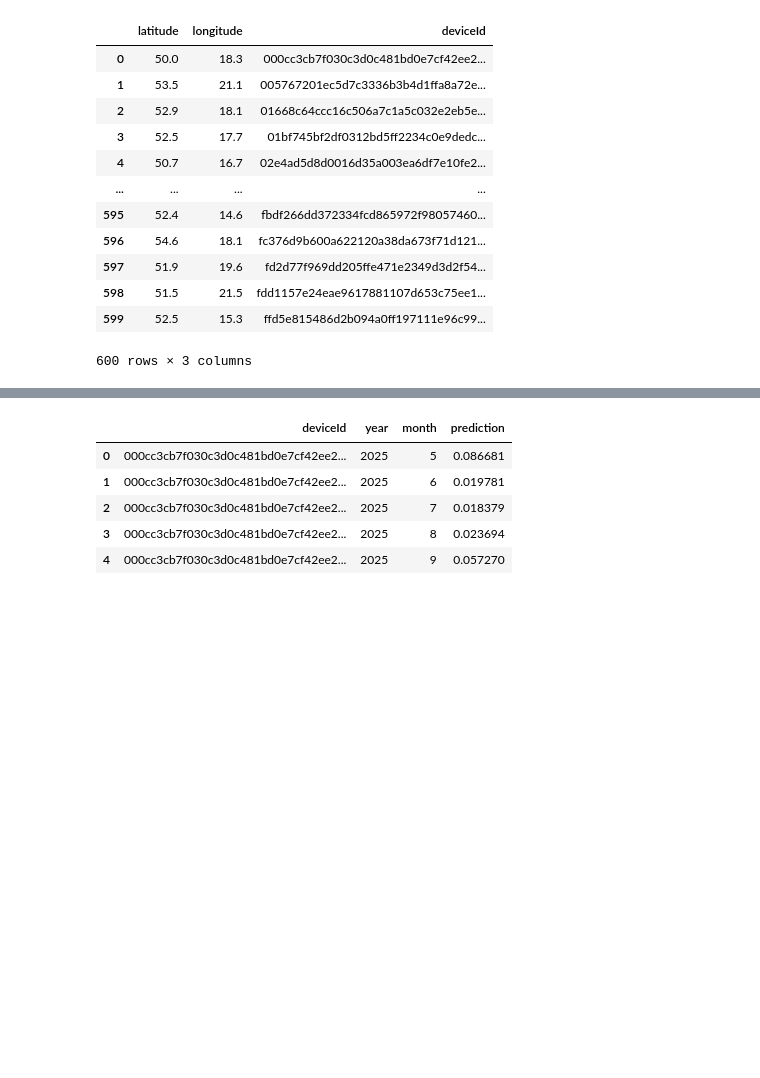
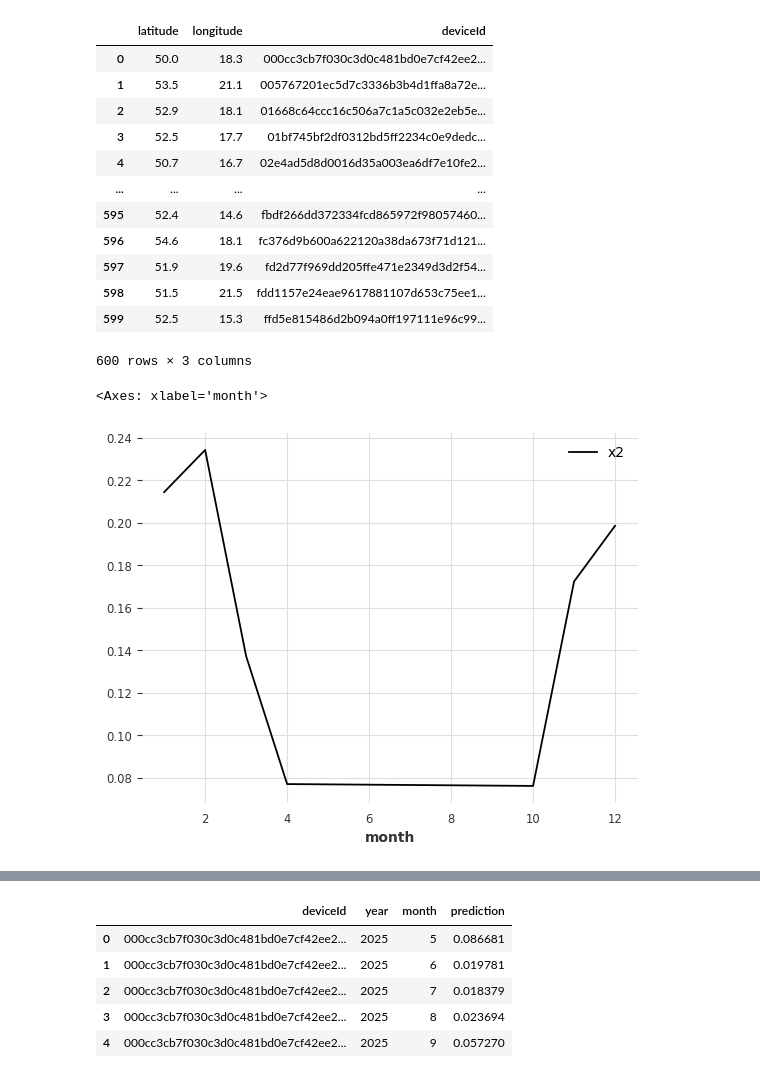
Before and after one commit to rybijakKarpiowy/ensemble-2026, a Jupyter notebook: task3/aaa.ipynb, the cells around one changed output, grey strips where cells are left out. Drawn from its saved outputs; the diff is of its cells as text; code cells hidden in the pictures; blank space fills up the shorter version.

```diff
--- a/task3/aaa.ipynb
+++ b/task3/aaa.ipynb
@@ -70,6 +70,18 @@ devices
 | 598 | 51.5 | 21.5 | fdd1157e24eae9617881107d653c75ee1... |
 | 599 | 52.5 | 15.3 | ffd5e815486d2b094a0ff197111e96c99... |
 600 rows × 3 columns
+# %%
+df = pd.read_csv('train_hourly.csv')
+df["timedate"] = pd.to_datetime(df["hour"], utc=True)
+
+df["year"] = df["timedate"].dt.year
+df["month"] = df["timedate"].dt.month
+df["hour"] = df["timedate"].dt.hour
+# %%
+df.groupby('month')['x2'].mean().reset_index().plot(x='month', y='x2')
+# %% [output]
+<Axes: xlabel='month'>
+[figure, added]
 # %%
 df = pd.read_csv('train_hourly.csv')
 
```
Also changed, not shown: parts of 6 cells of this notebook, 2 other files.
